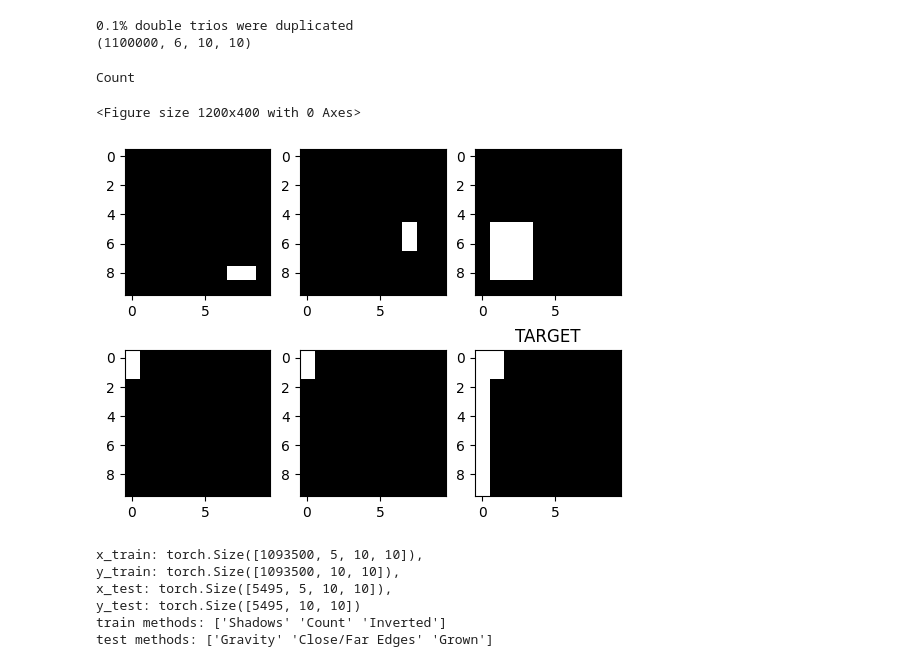
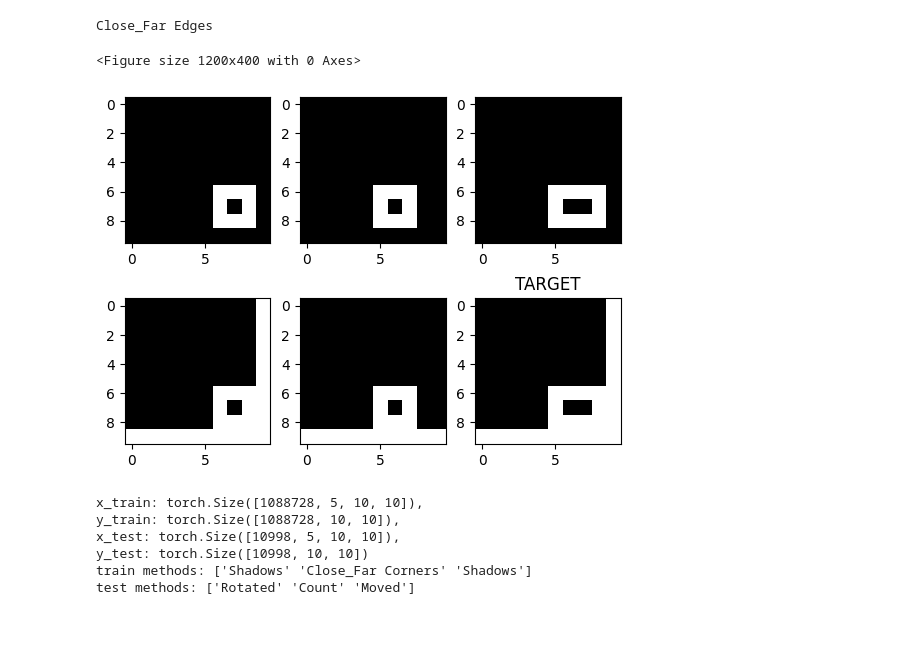
Before and after one commit to foger3/ARC_DeepLearning, a Jupyter notebook: make_analogies/make_analogies.ipynb, the cells around one changed output. Drawn from its saved outputs; the diff is of its cells as text; code cells hidden in the pictures; blank space fills up the shorter version.

```diff
--- a/make_analogies/make_analogies.ipynb
+++ b/make_analogies/make_analogies.ipynb
@@ -39,18 +40,22 @@ if make_new_data:
             seed_iteration += 1
             np.random.seed(seed_iteration)
 
-            #make 3 random images with rectangles
+            #make 3 random images with Is
             trio = [create_image(img_size = img_size, shape = shape) for _ in range(pairs_per_task)]
 
             #sample parameters for analogies
             mirror_horizontal = np.random.choice([True, False])
             rotation_degree = np.random.choice([90, 180, 270])
-            grow_left = np.random.choice([0,0,1,2])
-            grow_right = np.random.choice([0,0,1,2])
-            grow_top = np.random.choice([0,0,1,2])
-            grow_bottom = np.random.choice([0,0,1,2])
-            move_vertical = np.random.choice([-2,-1,0,1,2])
-            move_horizontal = np.random.choice([-2,-1,0,1,2])
+            grow_left = np.random.choice([0,1])
+            grow_right = np.random.choice([0,1])
+            grow_top = np.random.choice([0,1])
+            grow_bottom = np.random.choice([0,1])
+            possible_growths = [(0, 1, 0, 0), (1, 0, 0, 0), (0, 0, 1, 0), (0, 0, 0, 1)]
+            growth_index = np.random.choice(len(possible_growths))  # Choose an index from the list
+            grow_left, grow_right, grow_top, grow_bottom = possible_growths[growth_index]
+            possible_moves = [(0, 1), (1, 0), (-1, 0), (0, -1)]
+            move_index = np.random.choice(len(possible_moves))  # Choose an index from the list
+            move_vertical, move_horizontal = possible_moves[move_index]
             furthest_edge = np.random.choice([True, False])
             furthest_corner = np.random.choice([True, False])
             reverse_shadows = np.random.choice([True, False])
@@ -66,7 +71,7 @@ if make_new_data:
             mirrors = [mirror_image(img, horizontal=mirror_horizontal) for img in trio]
             corner_cells = [paint_corner(img, furthest_corner) for img in trio]
             edges = [paint_edge(img, furthest_edge) for img in trio]
-            stretches = [stretch_rectangle(img) for img in trio]
+            stretches = [stretch(img) for img in trio]
             shadows = [draw_shadows(img, reverse_shadows)  for img in trio]
             gravities = [gravity(img, gravity_direction)  for img in trio]
             counts = [count_pixels(img, count_left_right, count_top_bottom) for img in trio]
@@ -81,6 +86,7 @@ if make_new_data:
             else:
                 invalid_img = False
 
+
         transformed_trios = [growths, moves, rotations, inversions, mirrors, corner_cells, edges, stretches, shadows, gravities, counts]
         data.append([np.stack([trio, transformed_trio]) for transformed_trio in transformed_trios])
 
@@ -93,16 +99,6 @@ if make_new_data:
     method_index = method_index[unique_ind]
     print(f"{np.round(100*(1 - nonduplicates.shape[0] / long_data.shape[0]), 1)}% double trios were duplicated")
     print(long_data.shape)
-# %% [output]
-0.1% double trios were duplicated
-(1100000, 6, 10, 10)
-# %%
-print(method_index[10978])
-plot_double_trio(nonduplicates[10978])
-# %% [output]
-Count
-<Figure size 1200x400 with 0 Axes>
-[figure, removed]
 # %%
 if make_new_data:
     with open(f"nonduplicates_{shape}.pkl", "wb") as f:
@@ -114,25 +110,32 @@ else:
         nonduplicates = pickle.load(file=f)
     with open(f"method_index_{shape}.pkl", "rb") as f:
         method_index = pickle.load(file=f)
+# %%
+print(method_index[5])
+plot_double_trio(nonduplicates[5])
+# %% [output]
+Close_Far Edges
+<Figure size 1200x400 with 0 Axes>
+[figure, added]
 # %%
 # Split into input (x) and output (y)
 x_data = nonduplicates[:, :-1, :, :] / 255 # All but the last channel
 y_data = nonduplicates[:, -1, :, :] / 255  # Only the last channel
 x_data = torch.from_numpy(x_data).float()
 y_data = torch.from_numpy(y_data).float()
-x_train, x_test, y_train, y_test, methods_train, methods_test = train_test_split(x_data, y_data, method_index, test_size=0.005, random_state=42)
+x_train, x_test, y_train, y_test, methods_train, methods_test = train_test_split(x_data, y_data, method_index, test_size=rel_test_size, random_state=42)
 print(f"x_train: {x_train.shape},\ny_train: {y_train.shape},\nx_test: {x_test.shape},\ny_test: {y_test.shape}")
 print(f"train methods: {methods_train[0:3]}")
 print(f"test methods: {methods_test[0:3]}")
 train_dataset = torch.utils.data.TensorDataset(x_train, y_train)
 train_loader = torch.utils.data.DataLoader(train_dataset, batch_size=batch_size, shuffle=True)
 # %% [output]
-x_train: torch.Size([1093500, 5, 10, 10]),
-y_train: torch.Size([1093500, 10, 10]),
-x_test: torch.Size([5495, 5, 10, 10]),
-y_test: torch.Size([5495, 10, 10])
-train methods: ['Shadows' 'Count' 'Inverted']
-test methods: ['Gravity' 'Close/Far Edges' 'Grown']
+x_train: torch.Size([1088728, 5, 10, 10]),
+y_train: torch.Size([1088728, 10, 10]),
+x_test: torch.Size([10998, 5, 10, 10]),
+y_test: torch.Size([10998, 10, 10])
+train methods: ['Shadows' 'Close_Far Corners' 'Shadows']
+test methods: ['Rotated' 'Count' 'Moved']
 # %%
 %%capture
 if train_new_model and log_wandb:
```
Also changed, not shown: parts of 7 cells of this notebook, 1 other file.
